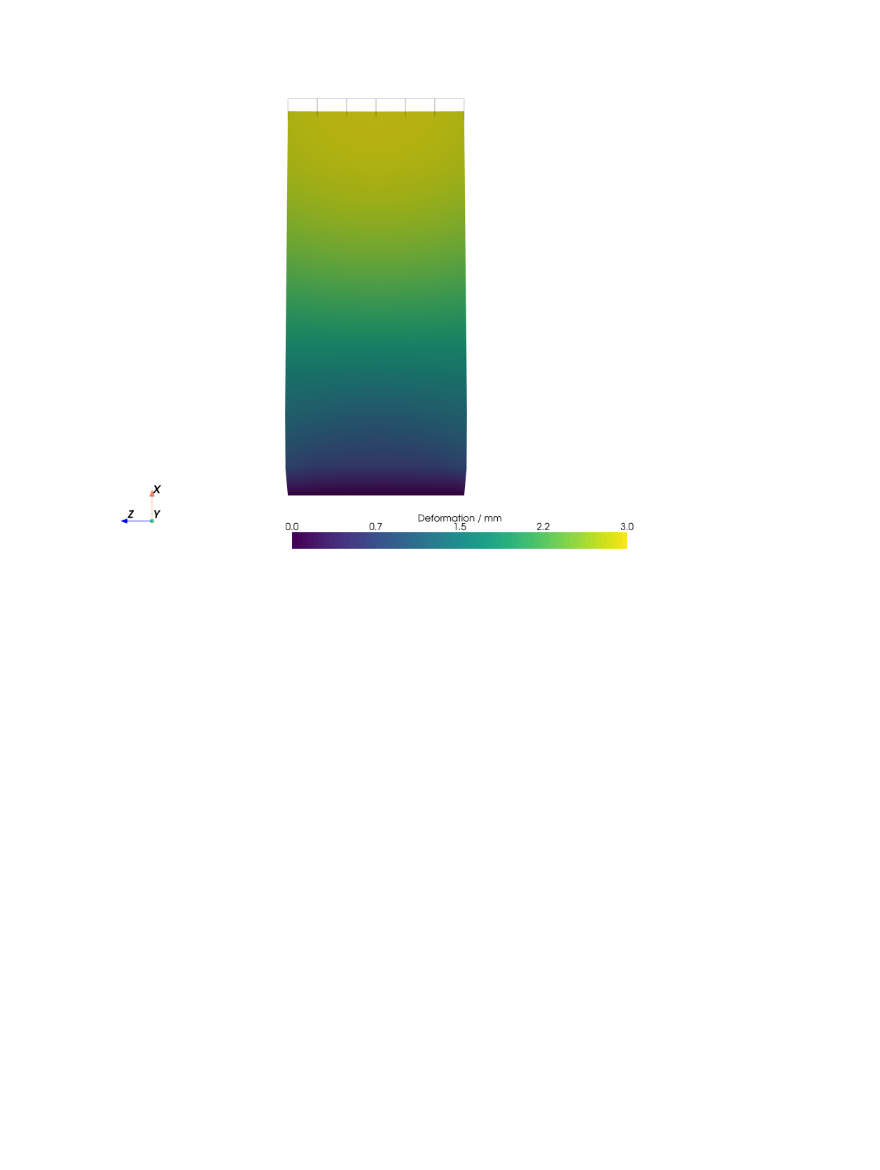
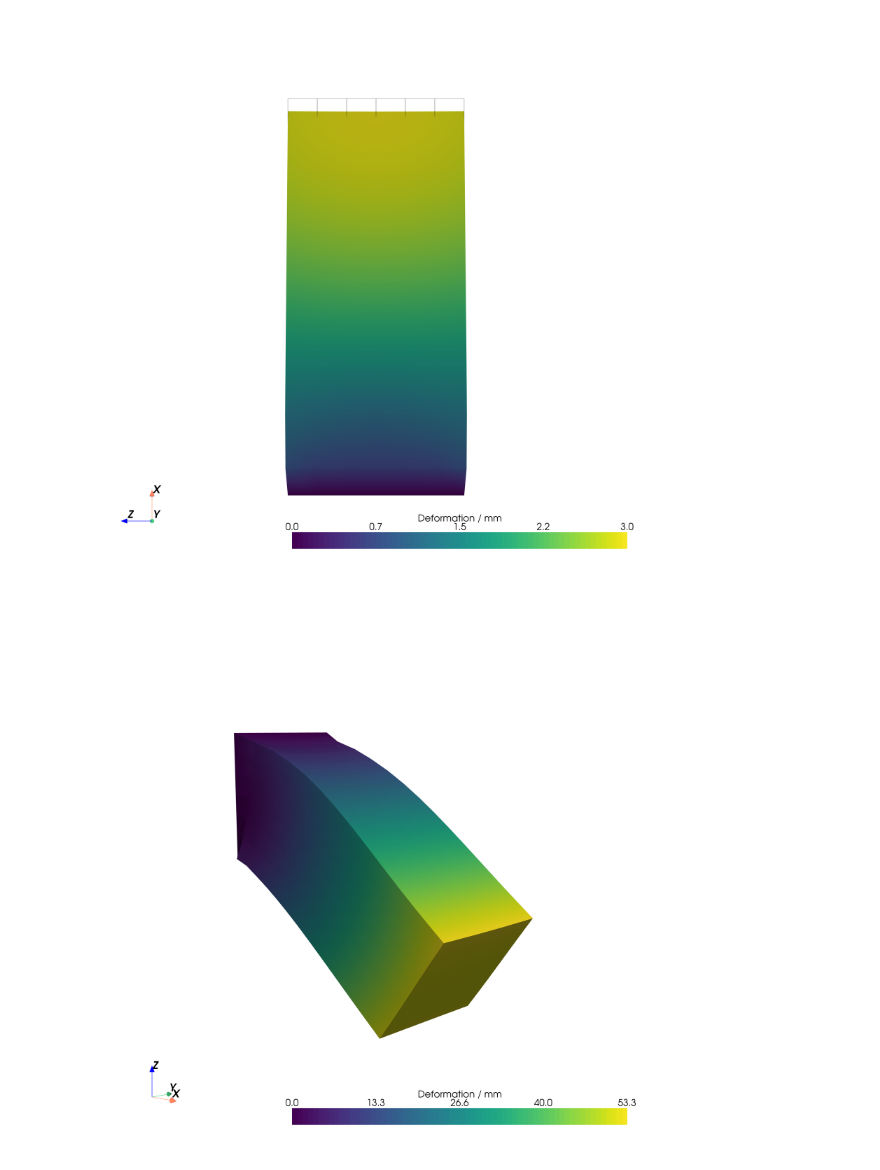
Before and after one commit to mabilton/bayesian_oed_bilton_masters, a Jupyter notebook: beam/2_visualise_beam_deformation.ipynb, the cells around one changed output. Drawn from its saved outputs; the diff is of its cells as text; code cells hidden in the pictures; blank space fills up the shorter version.

```diff
--- a/beam/2_visualise_beam_deformation.ipynb
+++ b/beam/2_visualise_beam_deformation.ipynb
@@ -106,3 +111,13 @@ p.save_graphic(os.path.join(fig_save_dir, 'beam_180deg.svg'), title='beam_180deg
 p.show()
 # %% [output]
 [figure]
+# %%
+# 90 degress (bending) but at different angle
+p = fenics_helpers.plot_deformation(results[1], mesh, beam_angles[1], show_wiremesh=False, line_width=0, zoom=0.8, sargs=sargs)
+p.camera.azimuth = 45
+p.camera.elevation = 10
+p.window_size = 3000, 3000
+p.save_graphic(os.path.join(fig_save_dir, 'beam_90deg_angled.svg'), title='beam_90deg_angled')
+p.show()
+# %% [output]
+[figure, added]
```
Also changed, not shown: parts of 2 cells of this notebook, 19 other files.
